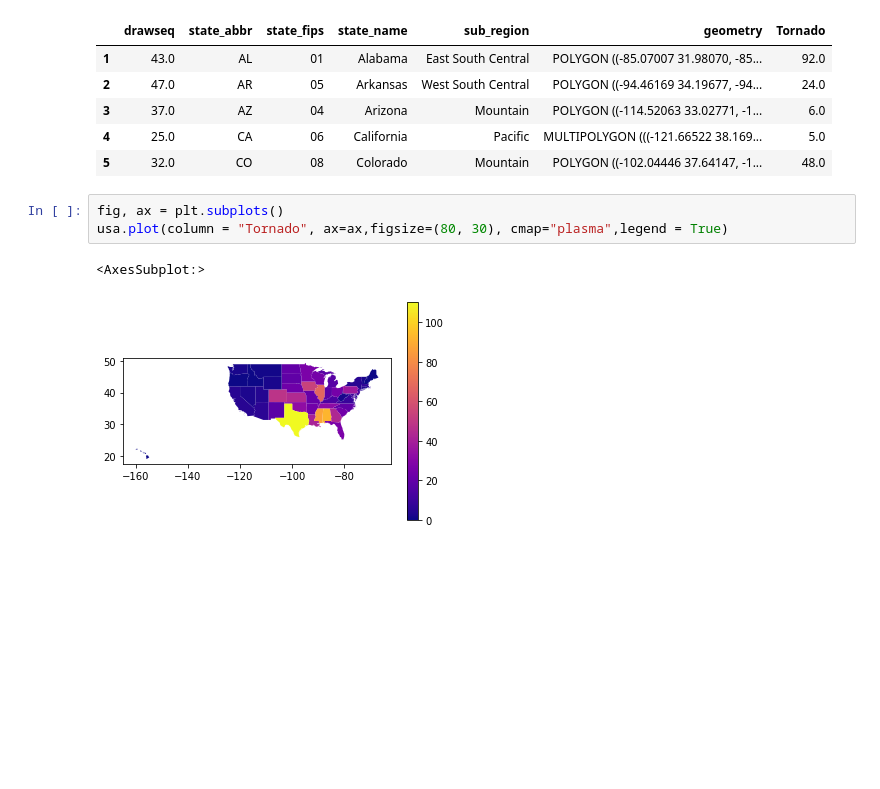
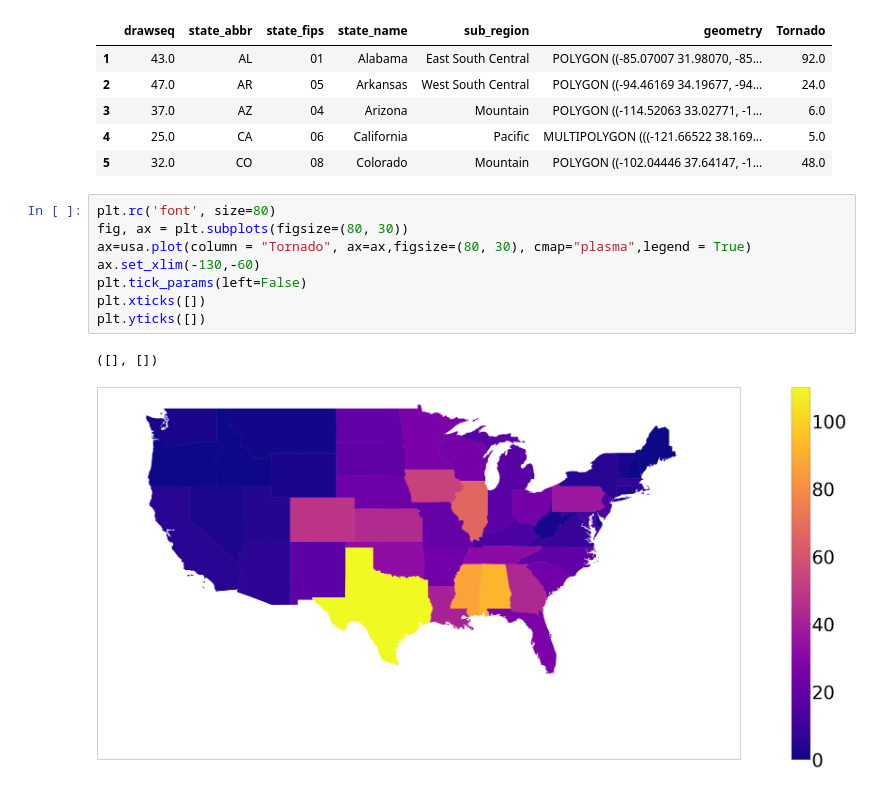
Before and after one commit to dudleymoore1/juypternotebooks, a Jupyter notebook: geopandas-2.ipynb, the cells around one changed output. Drawn from its saved outputs; the diff is of its cells as text; blank space fills up the shorter version.

```diff
--- a/geopandas-2.ipynb
+++ b/geopandas-2.ipynb
@@ -88,8 +88,13 @@ usa.head()
 | 4 | 25.0 | CA | 06 | California | Pacific | MULTIPOLYGON (((-121.66522 38.169... | 5.0 |
 | 5 | 32.0 | CO | 08 | Colorado | Mountain | POLYGON ((-102.04446 37.64147, -1... | 48.0 |
 # %%
-fig, ax = plt.subplots()
-usa.plot(column = "Tornado", ax=ax,figsize=(80, 30), cmap="plasma",legend = True)
+plt.rc('font', size=80)
+fig, ax = plt.subplots(figsize=(80, 30))
+ax=usa.plot(column = "Tornado", ax=ax,figsize=(80, 30), cmap="plasma",legend = True)
+ax.set_xlim(-130,-60)
+plt.tick_params(left=False)
+plt.xticks([])
+plt.yticks([])
 # %% [output]
-<AxesSubplot:>
+([], [])
-[figure, old version]
+[figure, new version]
```
